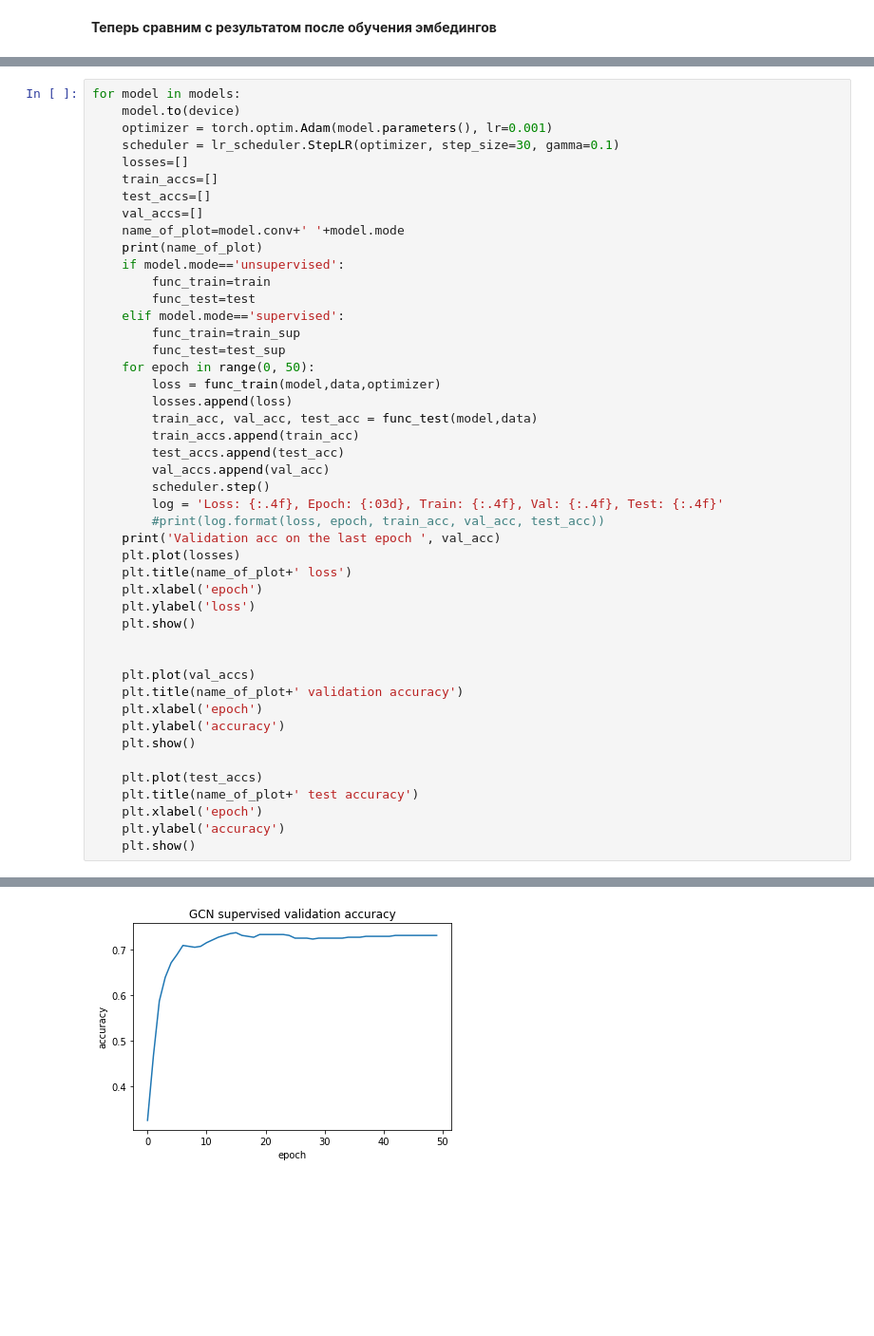
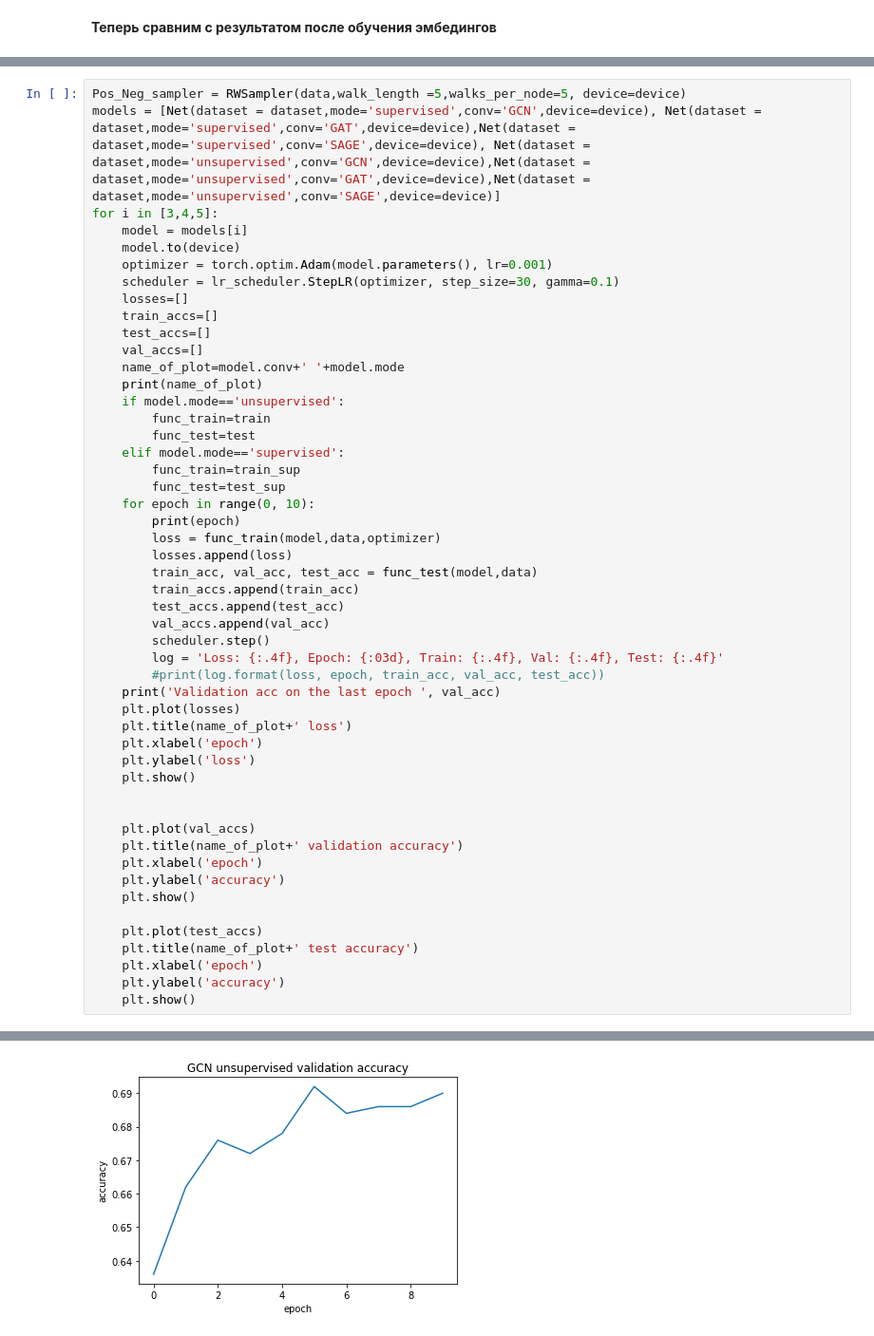
Before and after one commit to anpolol/MasterDegree, a Jupyter notebook: Code/My_RW_Neighbour.ipynb, the cells around one changed output, grey strips where cells are left out. Shown: that part at 95% size. Cells and saved outputs as stored; diff of their text form; blank space fills up the shorter version.

```diff
--- a/Code/My_RW_Neighbour.ipynb
+++ b/Code/My_RW_Neighbour.ipynb
@@ -118,5 +114,8 @@ models = [Net(dataset = dataset,mode='supervised',conv='GCN',device=device), Net
 # %%
-for model in models:
+Pos_Neg_sampler = RWSampler(data,walk_length =5,walks_per_node=5, device=device)
+models = [Net(dataset = dataset,mode='supervised',conv='GCN',device=device), Net(dataset = dataset,mode='supervised',conv='GAT',device=device),Net(dataset = dataset,mode='supervised',conv='SAGE',device=device), Net(dataset = dataset,mode='unsupervised',conv='GCN',device=device),Net(dataset = dataset,mode='unsupervised',conv='GAT',device=device),Net(dataset = dataset,mode='unsupervised',conv='SAGE',device=device)]
+for i in [3,4,5]:
+    model = models[i]
     model.to(device)
     optimizer = torch.optim.Adam(model.parameters(), lr=0.001)
     scheduler = lr_scheduler.StepLR(optimizer, step_size=30, gamma=0.1)
@@ -132,7 +131,8 @@ for model in models:
     elif model.mode=='supervised':
         func_train=train_sup
         func_test=test_sup
-    for epoch in range(0, 50):
+    for epoch in range(0, 10):
+        print(epoch)
         loss = func_train(model,data,optimizer)
         losses.append(loss)
         train_acc, val_acc, test_acc = func_test(model,data)
@@ -168 +178 @@ Validation acc on the last epoch  0.732
-[figure, old version]
+[figure, new version]
```
Also changed, not shown: parts of 5 cells of this notebook, 2 other files.
